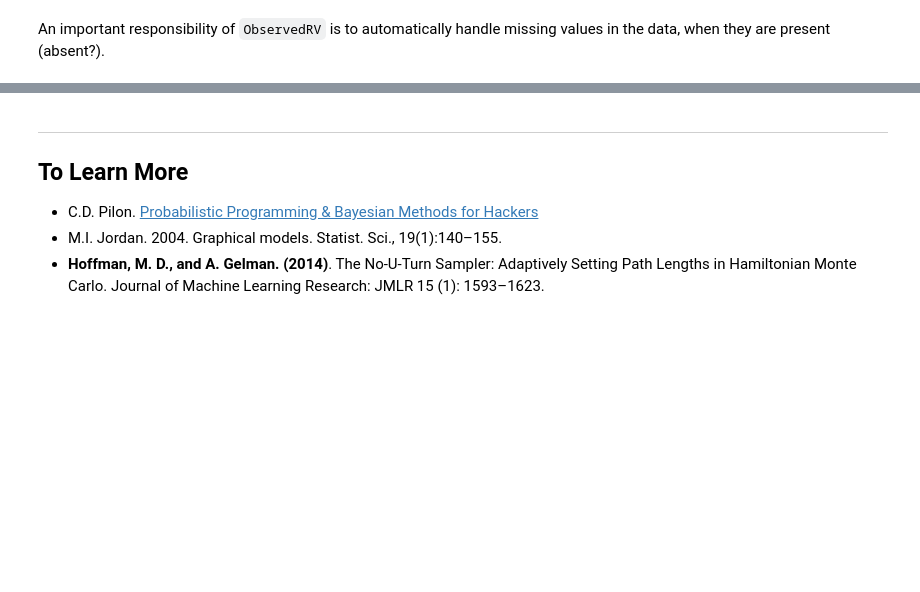
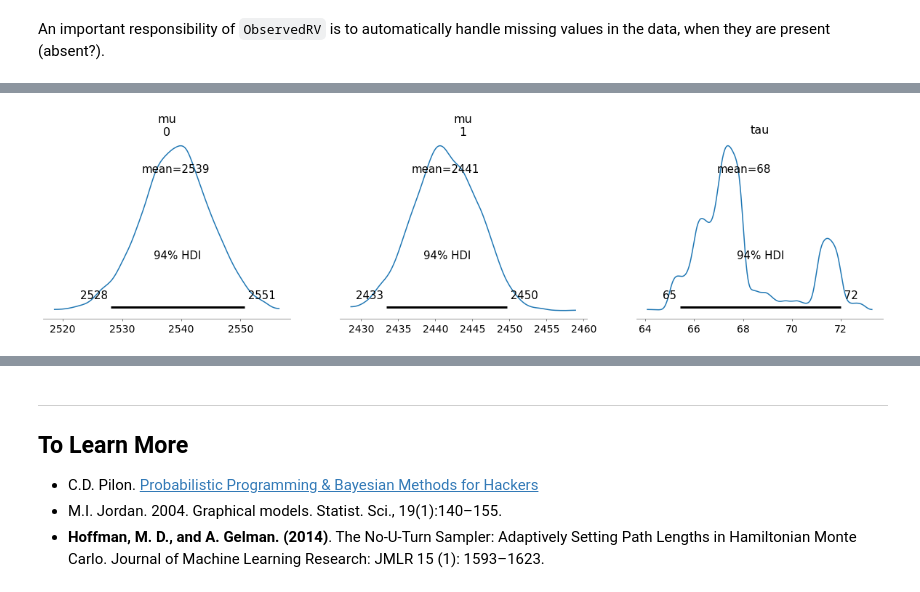
Before and after one commit to fonnesbeck/probabilistic_python, a Jupyter notebook: pymc_intro.ipynb, the cells around one changed output, grey strips where cells are left out. Saved outputs shown, nothing was run; the diff lists cells and outputs as text; code cells hidden in the pictures; blank space fills up the shorter version.

```diff
--- a/pymc_intro.ipynb
+++ b/pymc_intro.ipynb
@@ -252,4 +285,4 @@ pm.model_to_graphviz(weibull_model)
 # %%
-with weibull_model:
+with spin_rate_model:
 
     trace = pm.sample()
@@ -256,2 +296,4 @@ with weibull_model:
 # %%
-az.plot_posterior(trace, var_names=["beta"]);
+az.plot_posterior(trace, var_names=["mu", "tau"]);
+# %% [output]
+[figure, added]
```
Also changed, not shown: parts of 49 cells of this notebook, 1 other file.
